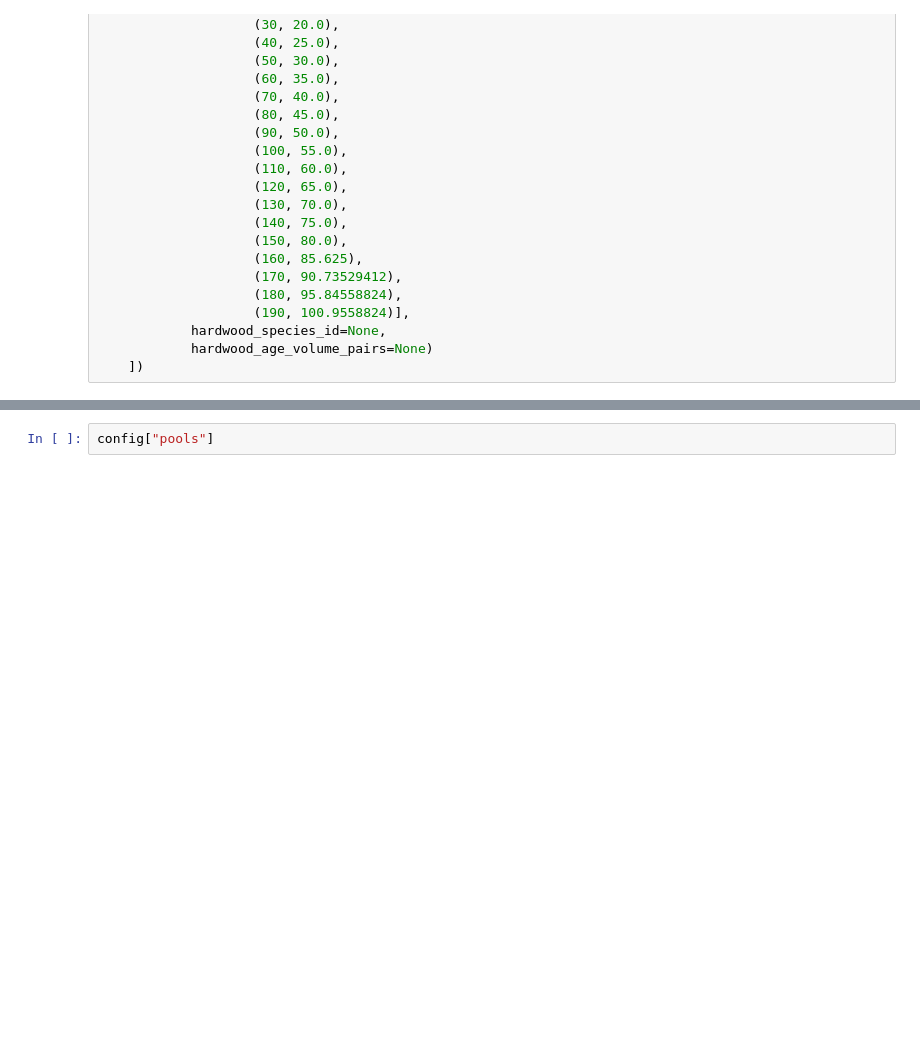
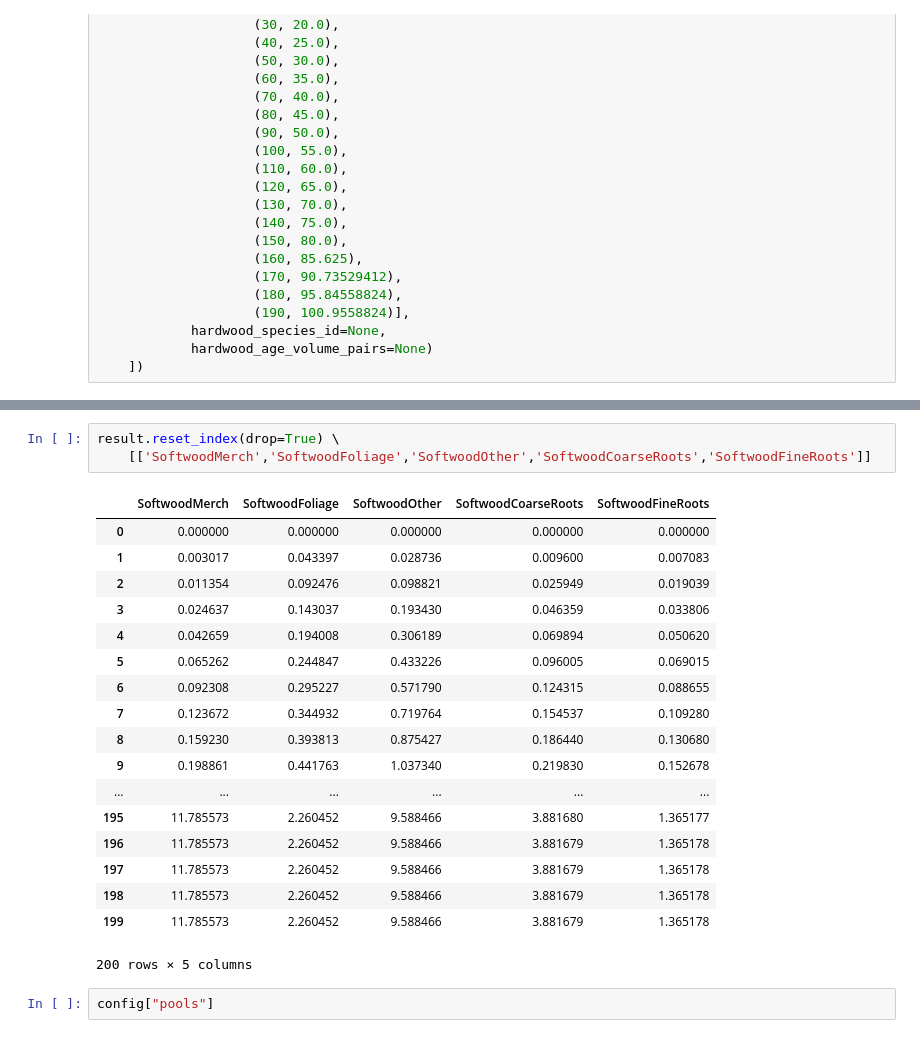
Before and after one commit to cat-cfs/libcbm_py, a Jupyter notebook: libcbm_api_demo.ipynb, the cells around one changed output, grey strips where cells are left out. Drawn from its saved outputs; the diff is of its cells as text; blank space fills up the shorter version.

```diff
--- a/libcbm_api_demo.ipynb
+++ b/libcbm_api_demo.ipynb
@@ -116,3 +111,25 @@ op
+# %%
+result.reset_index(drop=True) \
+    [['SoftwoodMerch','SoftwoodFoliage','SoftwoodOther','SoftwoodCoarseRoots','SoftwoodFineRoots']]
+# %% [output]
+|  | SoftwoodMerch | SoftwoodFoliage | SoftwoodOther | SoftwoodCoarseRoots | SoftwoodFineRoots |
+| 0 | 0.000000 | 0.000000 | 0.000000 | 0.000000 | 0.000000 |
+| 1 | 0.003017 | 0.043397 | 0.028736 | 0.009600 | 0.007083 |
+| 2 | 0.011354 | 0.092476 | 0.098821 | 0.025949 | 0.019039 |
+| 3 | 0.024637 | 0.143037 | 0.193430 | 0.046359 | 0.033806 |
+| 4 | 0.042659 | 0.194008 | 0.306189 | 0.069894 | 0.050620 |
+| 5 | 0.065262 | 0.244847 | 0.433226 | 0.096005 | 0.069015 |
+| 6 | 0.092308 | 0.295227 | 0.571790 | 0.124315 | 0.088655 |
+| 7 | 0.123672 | 0.344932 | 0.719764 | 0.154537 | 0.109280 |
+| 8 | 0.159230 | 0.393813 | 0.875427 | 0.186440 | 0.130680 |
+| 9 | 0.198861 | 0.441763 | 1.037340 | 0.219830 | 0.152678 |
+| ... | ... | ... | ... | ... | ... |
+| 195 | 11.785573 | 2.260452 | 9.588466 | 3.881680 | 1.365177 |
+| 196 | 11.785573 | 2.260452 | 9.588466 | 3.881679 | 1.365178 |
+| 197 | 11.785573 | 2.260452 | 9.588466 | 3.881679 | 1.365178 |
+| 198 | 11.785573 | 2.260452 | 9.588466 | 3.881679 | 1.365178 |
+| 199 | 11.785573 | 2.260452 | 9.588466 | 3.881679 | 1.365178 |
+200 rows × 5 columns
 # %%
 config["pools"]
 # %% [output]
```
Also changed, not shown: parts of 10 cells of this notebook, 1 other file.
